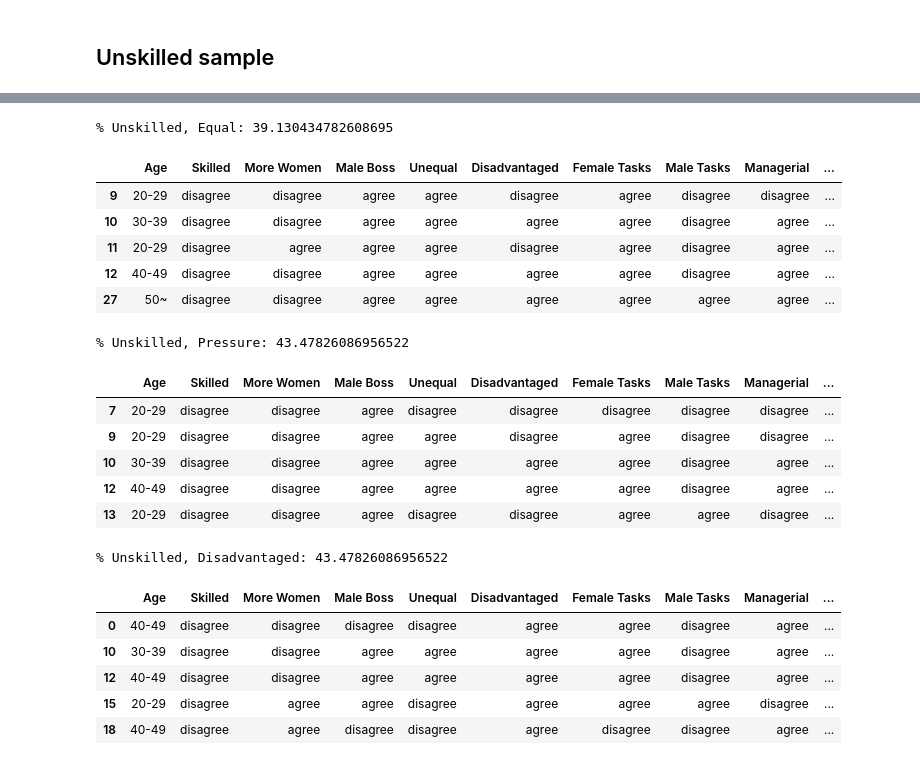
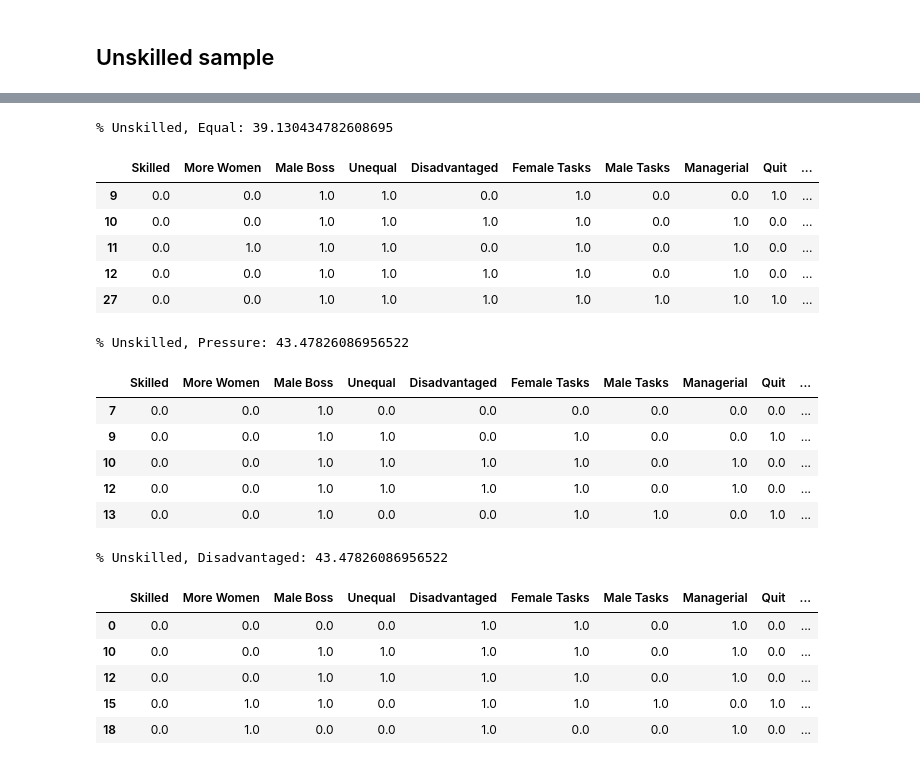
Before and after one commit to jamalmoir/notebook_playground, a Jupyter notebook: gender_equality_japanese_workplace_v2.ipynb, the cells around one changed output, grey strips where cells are left out. Saved outputs shown, nothing was run; the diff lists cells and outputs as text; code cells hidden in the pictures.

```diff
--- a/gender_equality_japanese_workplace_v2.ipynb
+++ b/gender_equality_japanese_workplace_v2.ipynb
@@ -7,6 +9,14 @@ df = pd.read_csv('data/gender_equality_japanese_workplace_eng.csv', header=1)
 total = len(df)
 # %%
 percentage = lambda x, y: x / y * 100
+
+def response_convert(r):
+    if r == 'agree':
+        return 1
+    elif r == 'disagree':
+        return 0
+    else:
+        return r
 # %%
 df.head()
 # %% [output]
@@ -29,5 +39,9 @@ df.columns = ['Age', 'Skilled', 'More Women', 'Male Boss', 'Unequal', 'Disadvant
               'Female Tasks', 'Male Tasks', 'Managerial', 'Quit', 'Maternity',
               'Male Maternity', 'Pressure']
 
+age_col = df.pop('Age')
+df = df.applymap(response_convert).astype(float)
+df['Age'] = pd.Series(age_col, index=df.index)
+
 df.head()
 # %% [output]
@@ -149,7 +190,7 @@ skilled_disadv.head()
 # %% [markdown]
 ## Unskilled sample
 # %%
-unskilled = df.loc[df['Skilled'] == 'disagree']
+unskilled = df.loc[df['Skilled'] == 0]
 total_unskilled = len(unskilled)
 
 print('% Unskilled: {0}'.format(percentage(total_unskilled, total)))
@@ -166,20 +207,20 @@ unskilled.head()
 # %%
-unskilled_unequal = df.loc[(df['Skilled'] == 'disagree') & (df['Unequal'] == 'agree')]
+unskilled_unequal = df.loc[(df['Skilled'] == 0) & (df['Unequal'] == 1)]
 total_unskilled_unequal = len(unskilled_unequal)
 
 print('% Unskilled, Equal: {0}'.format(percentage(total_unskilled_unequal, total_unskilled)))
 
 unskilled_unequal.head()
 # %% [output]
 % Unskilled, Equal: 39.130434782608695
-|  | Age | Skilled | More Women | Male Boss | Unequal | Disadvantaged | Female Tasks | Male Tasks | Managerial | ... |
-| 9 | 20-29 | disagree | disagree | agree | agree | disagree | agree | disagree | disagree | ... |
-| 10 | 30-39 | disagree | disagree | agree | agree | agree | agree | disagree | agree | ... |
-| 11 | 20-29 | disagree | agree | agree | agree | disagree | agree | disagree | agree | ... |
-| 12 | 40-49 | disagree | disagree | agree | agree | agree | agree | disagree | agree | ... |
-| 27 | 50~ | disagree | disagree | agree | agree | agree | agree | agree | agree | ... |
+|  | Skilled | More Women | Male Boss | Unequal | Disadvantaged | Female Tasks | Male Tasks | Managerial | Quit | ... |
+| 9 | 0.0 | 0.0 | 1.0 | 1.0 | 0.0 | 1.0 | 0.0 | 0.0 | 1.0 | ... |
+| 10 | 0.0 | 0.0 | 1.0 | 1.0 | 1.0 | 1.0 | 0.0 | 1.0 | 0.0 | ... |
+| 11 | 0.0 | 1.0 | 1.0 | 1.0 | 0.0 | 1.0 | 0.0 | 1.0 | 0.0 | ... |
+| 12 | 0.0 | 0.0 | 1.0 | 1.0 | 1.0 | 1.0 | 0.0 | 1.0 | 0.0 | ... |
+| 27 | 0.0 | 0.0 | 1.0 | 1.0 | 1.0 | 1.0 | 1.0 | 1.0 | 1.0 | ... |
 # %%
-unskilled_pressure = df.loc[(df['Skilled'] == 'disagree') & (df['Pressure'] == 'agree')]
+unskilled_pressure = df.loc[(df['Skilled'] == 0) & (df['Pressure'] == 1)]
 total_unskilled_pressure = len(unskilled_pressure)
 
 print('% Unskilled, Pressure: {0}'.format(percentage(total_unskilled_pressure, total_unskilled)))
@@ -187,14 +228,14 @@ print('% Unskilled, Pressure: {0}'.format(percentage(total_unskilled_pressure, t
 unskilled_pressure.head()
 # %% [output]
 % Unskilled, Pressure: 43.47826086956522
-|  | Age | Skilled | More Women | Male Boss | Unequal | Disadvantaged | Female Tasks | Male Tasks | Managerial | ... |
-| 7 | 20-29 | disagree | disagree | agree | disagree | disagree | disagree | disagree | disagree | ... |
-| 9 | 20-29 | disagree | disagree | agree | agree | disagree | agree | disagree | disagree | ... |
-| 10 | 30-39 | disagree | disagree | agree | agree | agree | agree | disagree | agree | ... |
-| 12 | 40-49 | disagree | disagree | agree | agree | agree | agree | disagree | agree | ... |
-| 13 | 20-29 | disagree | disagree | agree | disagree | disagree | agree | agree | disagree | ... |
+|  | Skilled | More Women | Male Boss | Unequal | Disadvantaged | Female Tasks | Male Tasks | Managerial | Quit | ... |
+| 7 | 0.0 | 0.0 | 1.0 | 0.0 | 0.0 | 0.0 | 0.0 | 0.0 | 0.0 | ... |
+| 9 | 0.0 | 0.0 | 1.0 | 1.0 | 0.0 | 1.0 | 0.0 | 0.0 | 1.0 | ... |
+| 10 | 0.0 | 0.0 | 1.0 | 1.0 | 1.0 | 1.0 | 0.0 | 1.0 | 0.0 | ... |
+| 12 | 0.0 | 0.0 | 1.0 | 1.0 | 1.0 | 1.0 | 0.0 | 1.0 | 0.0 | ... |
+| 13 | 0.0 | 0.0 | 1.0 | 0.0 | 0.0 | 1.0 | 1.0 | 0.0 | 1.0 | ... |
 # %%
-unskilled_disadv = df.loc[(df['Skilled'] == 'disagree') & (df['Disadvantaged'] == 'agree')]
+unskilled_disadv = df.loc[(df['Skilled'] == 0) & (df['Disadvantaged'] == 1)]
 total_unskilled_disadv = len(unskilled_disadv)
 
 print('% Unskilled, Disadvantaged: {0}'.format(percentage(total_unskilled_disadv, total_unskilled)))
@@ -202,9 +243,9 @@ print('% Unskilled, Disadvantaged: {0}'.format(percentage(total_unskilled_disadv
 unskilled_disadv.head()
 # %% [output]
 % Unskilled, Disadvantaged: 43.47826086956522
-|  | Age | Skilled | More Women | Male Boss | Unequal | Disadvantaged | Female Tasks | Male Tasks | Managerial | ... |
-| 0 | 40-49 | disagree | disagree | disagree | disagree | agree | agree | disagree | agree | ... |
-| 10 | 30-39 | disagree | disagree | agree | agree | agree | agree | disagree | agree | ... |
-| 12 | 40-49 | disagree | disagree | agree | agree | agree | agree | disagree | agree | ... |
-| 15 | 20-29 | disagree | agree | agree | disagree | agree | agree | agree | disagree | ... |
-| 18 | 40-49 | disagree | agree | disagree | disagree | agree | disagree | disagree | agree | ... |
+|  | Skilled | More Women | Male Boss | Unequal | Disadvantaged | Female Tasks | Male Tasks | Managerial | Quit | ... |
+| 0 | 0.0 | 0.0 | 0.0 | 0.0 | 1.0 | 1.0 | 0.0 | 1.0 | 0.0 | ... |
+| 10 | 0.0 | 0.0 | 1.0 | 1.0 | 1.0 | 1.0 | 0.0 | 1.0 | 0.0 | ... |
+| 12 | 0.0 | 0.0 | 1.0 | 1.0 | 1.0 | 1.0 | 0.0 | 1.0 | 0.0 | ... |
+| 15 | 0.0 | 1.0 | 1.0 | 0.0 | 1.0 | 1.0 | 1.0 | 0.0 | 1.0 | ... |
+| 18 | 0.0 | 1.0 | 0.0 | 0.0 | 1.0 | 0.0 | 0.0 | 1.0 | 0.0 | ... |
```
Also changed, not shown: parts of 13 cells of this notebook.
